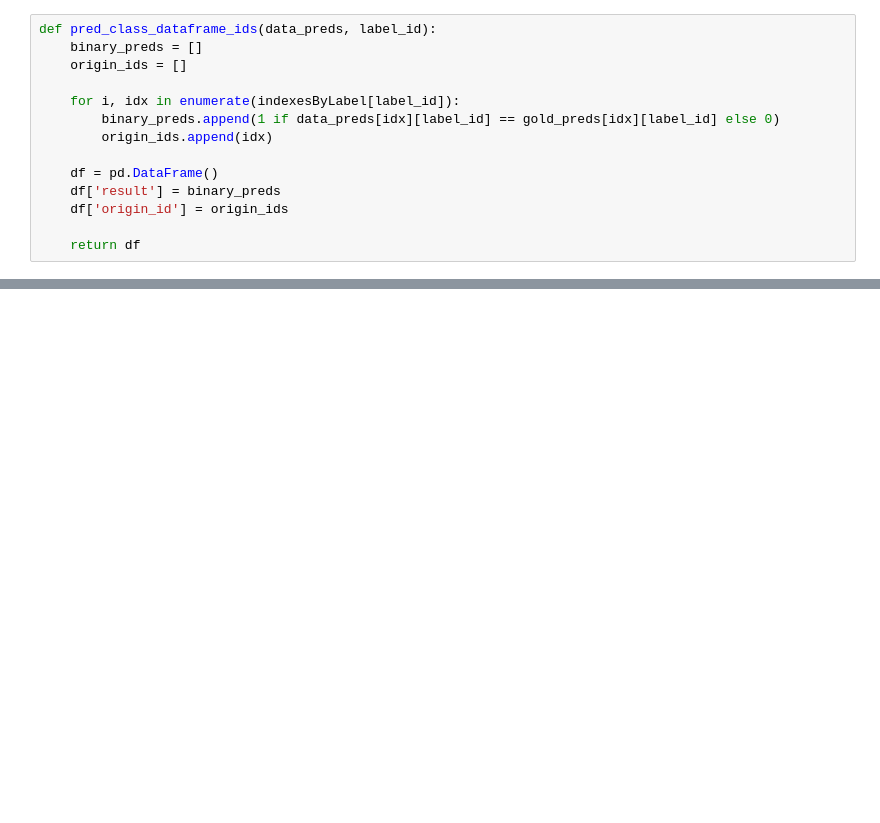
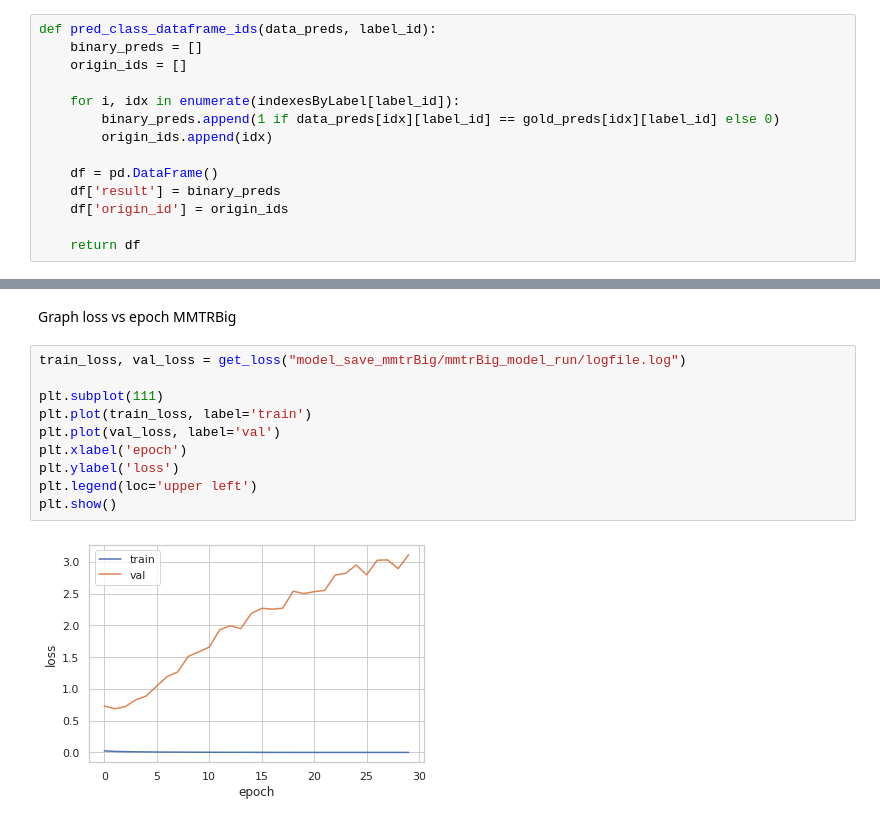
Before and after one commit to IsaacRodgz/multimodal-transformers-movies, a Jupyter notebook: Models_comparison.ipynb, the cells around one changed output, grey strips where cells are left out. Cells and saved outputs as stored; diff of their text form; blank space fills up the shorter version.

```diff
--- a/Models_comparison.ipynb
+++ b/Models_comparison.ipynb
@@ -249,0 +503,14 @@ Name: origin_id, Length: 64, dtype: int64
+# %% [markdown]
+Graph loss vs epoch MMTRBig
+# %%
+train_loss, val_loss = get_loss("model_save_mmtrBig/mmtrBig_model_run/logfile.log")
+
+plt.subplot(111)
+plt.plot(train_loss, label='train')
+plt.plot(val_loss, label='val')
+plt.xlabel('epoch')
+plt.ylabel('loss')
+plt.legend(loc='upper left')
+plt.show()
+# %% [output]
+[figure, added]
```
Also changed, not shown: parts of 49 cells of this notebook, 2 other files.
